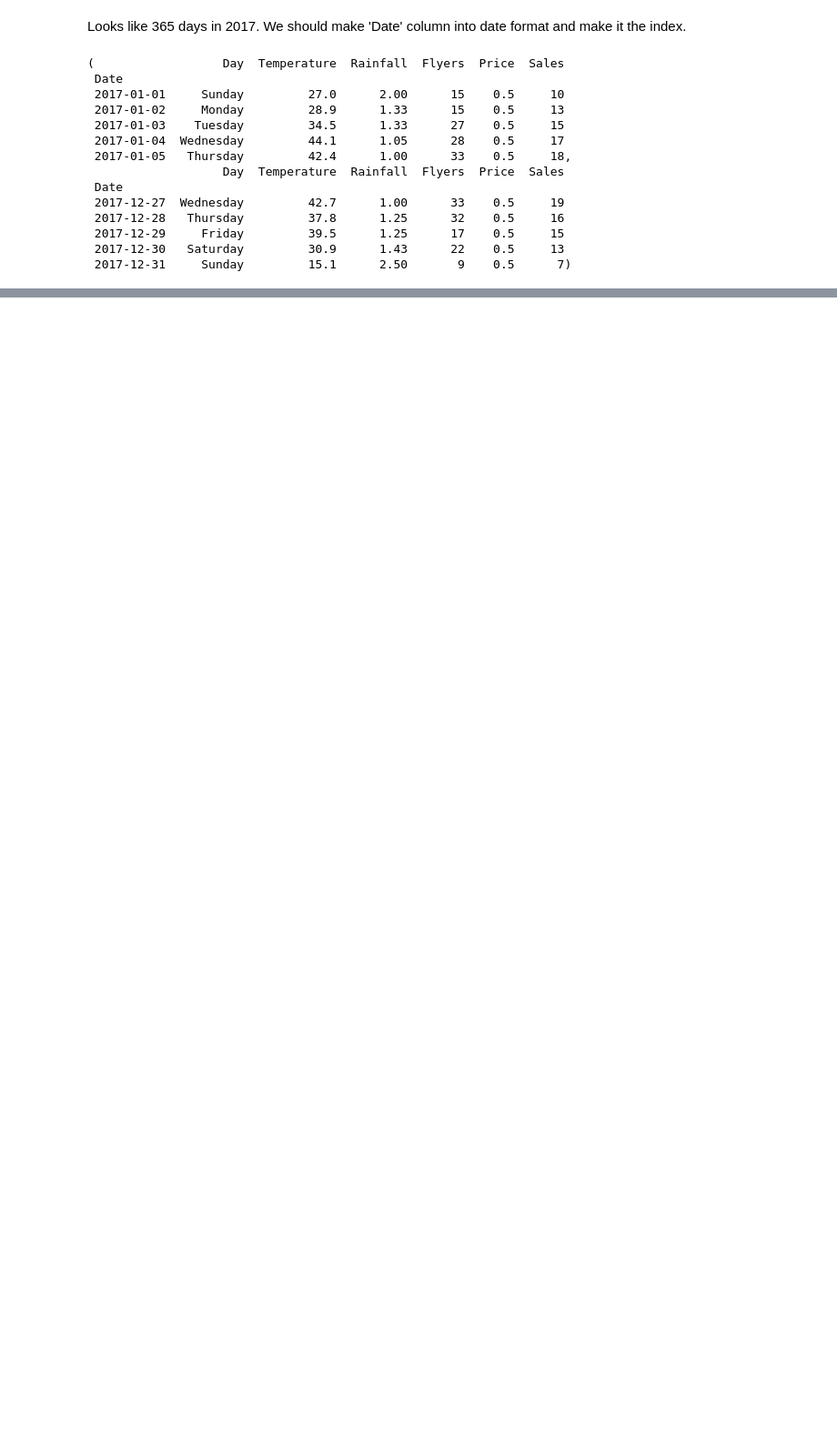
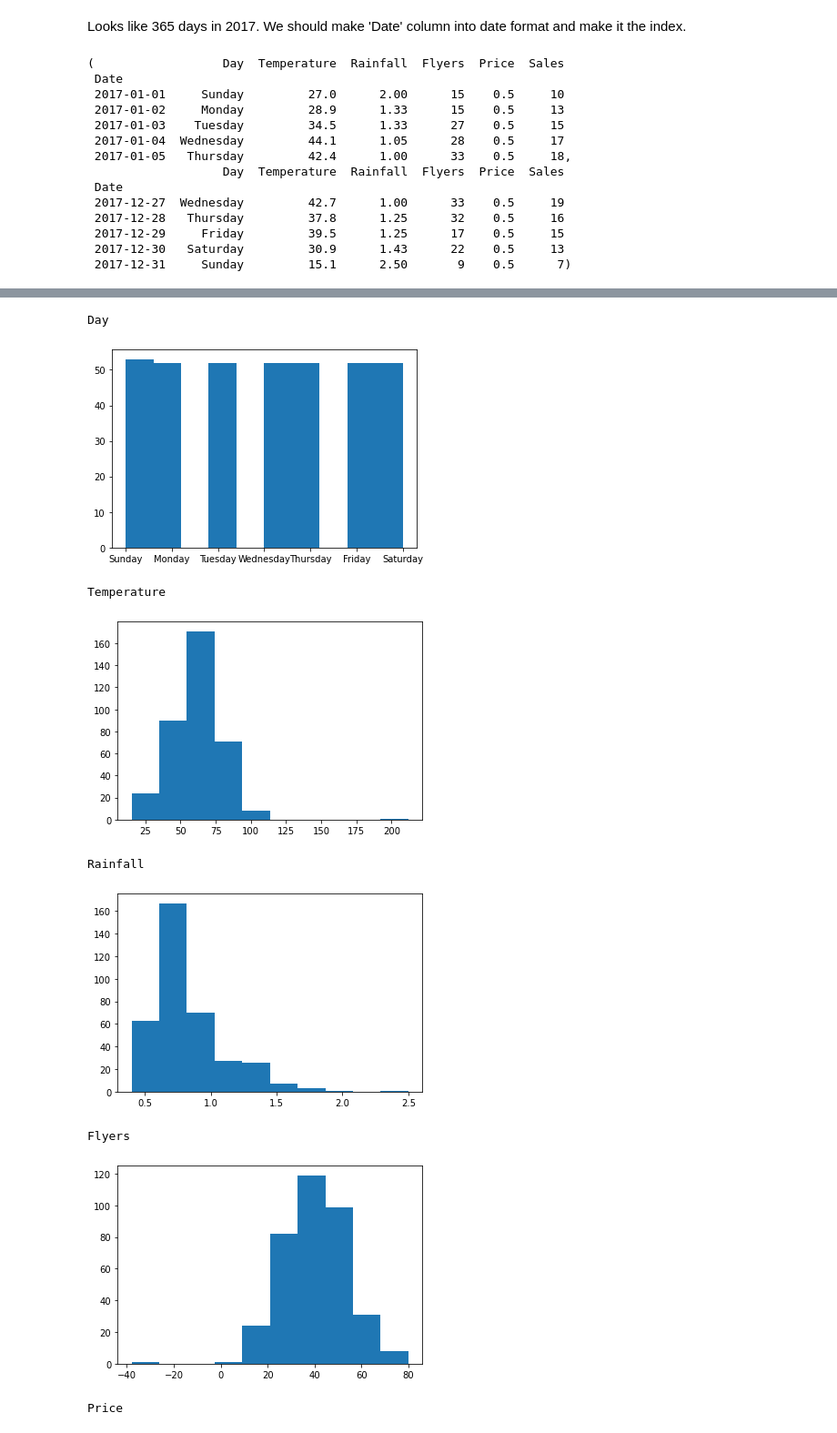
Before and after one commit to AJMartinezLlanes/anomaly-detection-exercises, a Jupyter notebook: continuous_probabilistic_methods.ipynb, the cells around one changed output, grey strips where cells are left out. Shown at 91% size. Drawn from its saved outputs; the diff is of its cells as text; code cells hidden in the pictures; blank space fills up the shorter version.

```diff
--- a/continuous_probabilistic_methods.ipynb
+++ b/continuous_probabilistic_methods.ipynb
@@ -75,0 +112,15 @@ df.head(), df.tail()
+# %%
+for col in df.columns:
+    print(col)
+    plt.hist(df[col])
+    plt.show()
+# %% [output]
+Day
+[figure, added]
+Temperature
+[figure, added]
+Rainfall
+[figure, added]
+Flyers
+[figure, added]
+Price
```
Also changed, not shown: parts of 17 cells of this notebook, 2 other files.
